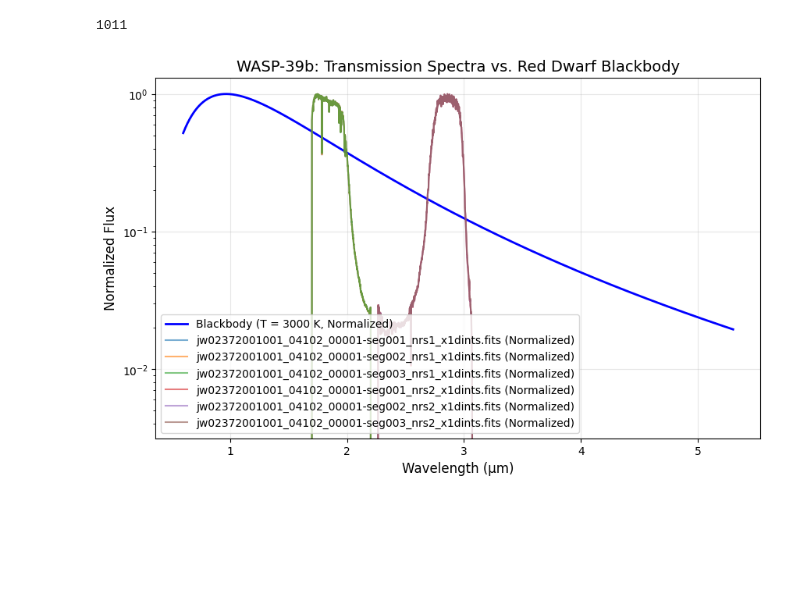
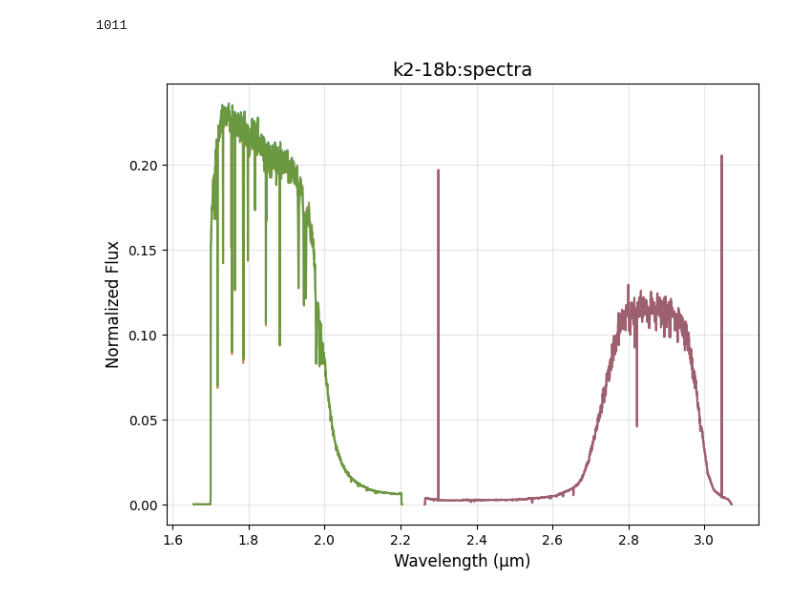
Before and after one commit to Sauravroy34/K2-18B-spectroscopic-analysis, a Jupyter notebook: main.ipynb, the cells around one changed output. Cells and saved outputs as stored; diff of their text form; code cells hidden in the pictures; blank space fills up the shorter version.

```diff
--- a/main.ipynb
+++ b/main.ipynb
@@ -43,79 +52,43 @@ num_integration
 import numpy as np
 import matplotlib.pyplot as plt
 from astropy.io import fits
-from scipy.ndimage import median_filter
-from scipy.constants import h, c, k
-import glob
-import os
 
-# Define Planck's law for blackbody radiation
-def planck(wavelength, T):
-    """Calculate blackbody flux in W/m²/μm."""
-    wavelength_m = wavelength * 1e-6  # Convert μm to meters
-    factor = 2 * h * c**2 / wavelength_m**5
-    exponent = h * c / (wavelength_m * k * T)
-    return factor / (np.exp(exponent) - 1) * 1e-6  # Convert to W/m²/μm
+plt.figure(figsize=(8, 6))
+plt.title("k2-18b:spectra", fontsize=14)
 
-# Parameters for blackbody
-T = 3000  # Red dwarf temperature (K)
-wavelength = np.linspace(0.6, 5.3, 1000)  # Wavelength range in μm (NIRSpec PRISM)
-bb_flux = planck(wavelength, T)
+for file in files:
 
-
-
-# Initialize figure
-plt.figure(figsize=(10, 6))
-
-# Plot blackbody curve (normalized to max for comparison)
-bb_flux_normalized = bb_flux / np.max(bb_flux)
-plt.plot(wavelength, bb_flux_normalized, 'b-', label=f'Blackbody (T = {T} K, Normalized)', linewidth=2)
-
-# Process and plot NIRSpec data
-for file in files:
     try:
         with fits.open(file, mode='readonly') as temp:
-            # Extract wavelength and flux
+
             wavlen = temp[2].data["WAVELENGTH"]  # μm
             flux = temp[2].data["FLUX"]          # Jy or MJy/sr
             num_integration = temp[0].header["INTEND"] - temp[0].header["INTSTART"]
 
             # Sum flux over integrations
             summed_flux = np.zeros_like(flux)
             for j in range(num_integration):
                 flux_j = temp[j + 2].data["FLUX"]
                 summed_flux = np.nansum([summed_flux, flux_j], axis=0)
 
             # Average flux
             avg_flux = summed_flux / num_integration
 
-            # IQR outlier removal
-            q75, q25 = np.nanpercentile(avg_flux, [75, 25])
-            iqr_value = q75 - q25
-            mask = (avg_flux >= q25 - 1.5 * iqr_value) & (avg_flux <= q75 + 1.5 * iqr_value)
-            avg_flux_cleaned = np.where(mask, avg_flux, np.nan)
-
-            # Median filter
-            avg_flux_cleaned = median_filter(avg_flux_cleaned, size=3)
-
-            # Normalize flux for comparison
-            avg_flux_normalized = avg_flux_cleaned / np.nanmax(avg_flux_cleaned)
-
-            # Plot
-            plt.plot(wavlen, avg_flux_normalized, alpha=0.6, label=f'{os.path.basename(file)} (Normalized)')
+            plt.plot(wavlen, avg_flux, alpha=0.6)
 
     except Exception as e:
         print(f"Error processing {file}: {e}")
         continue
 
-# Finalize plot
+
+
+
+
+
 plt.xlabel("Wavelength (μm)", fontsize=12)
 plt.ylabel("Normalized Flux", fontsize=12)
-plt.title("WASP-39b: Transmission Spectra vs. Red Dwarf Blackbody", fontsize=14)
 plt.grid(alpha=0.3)
-plt.legend()
-plt.yscale('log')  # Log scale for better visualization
-plt.savefig('wasp39b_spectrum.png')
 plt.show()
 # %% [output]
-[figure, old version]
+[figure, new version]
 # %%
```
Also changed, not shown: parts of 6 cells of this notebook.
